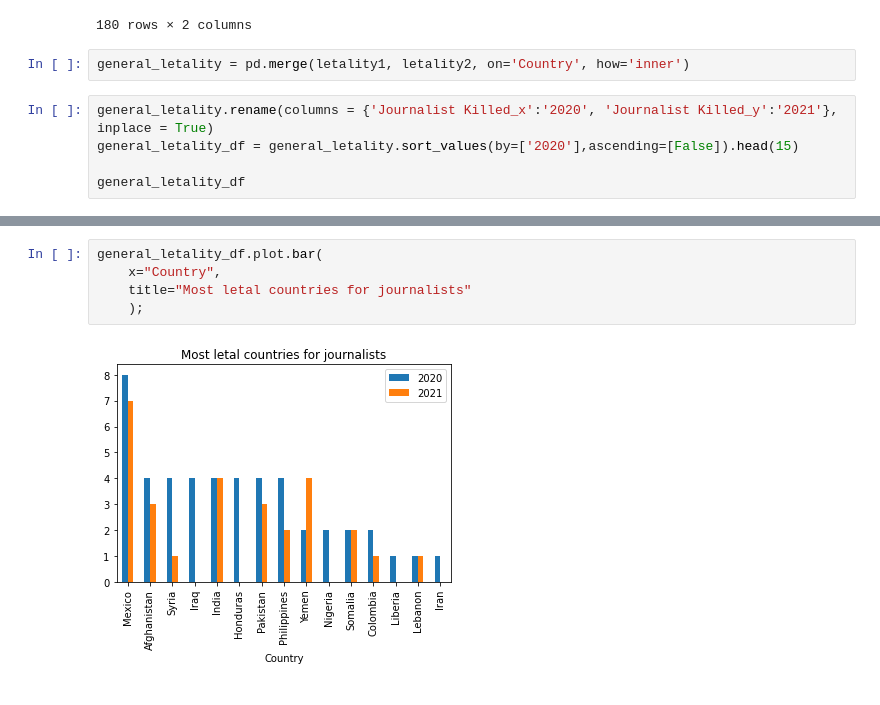
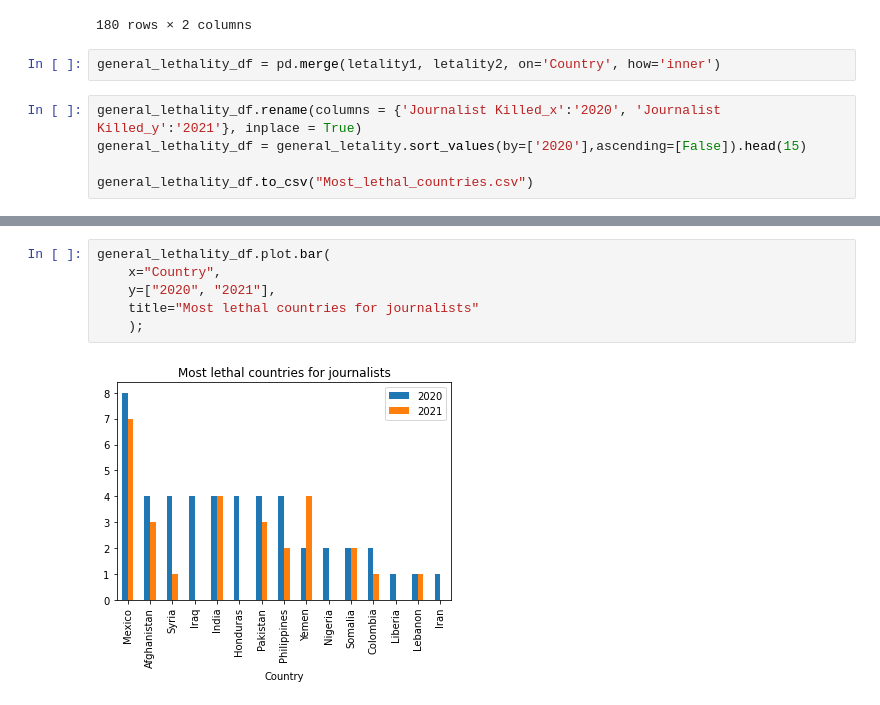
Before and after one commit to leticiaamorimd/Analysing-Press-Freedom-and-Abuses, a Jupyter notebook: press-freedom-globally.ipynb, the cells around one changed output, grey strips where cells are left out. Saved outputs shown, nothing was run; the diff lists cells and outputs as text.

Commit message:
adding graph

```diff
--- a/press-freedom-globally.ipynb
+++ b/press-freedom-globally.ipynb
@@ -131,9 +131,9 @@ letality2
 | 179 | Zimbabwe | 0 |
 180 rows × 2 columns
 # %%
-general_letality = pd.merge(letality1, letality2, on='Country', how='inner')
+general_lethality_df = pd.merge(letality1, letality2, on='Country', how='inner')
 # %%
-general_letality.rename(columns = {'Journalist Killed_x':'2020', 'Journalist Killed_y':'2021'}, inplace = True)
-general_letality_df = general_letality.sort_values(by=['2020'],ascending=[False]).head(15)
+general_lethality_df.rename(columns = {'Journalist Killed_x':'2020', 'Journalist Killed_y':'2021'}, inplace = True)
+general_lethality_df = general_letality.sort_values(by=['2020'],ascending=[False]).head(15)
 
-general_letality_df
+general_lethality_df.to_csv("Most_lethal_countries.csv")
@@ -157,7 +140,8 @@ general_letality_df
 # %%
-general_letality_df.plot.bar(
+general_lethality_df.plot.bar(
     x="Country",
-    title="Most letal countries for journalists"
+    y=["2020", "2021"],
+    title="Most lethal countries for journalists"
     );
 # %% [output]
-[figure, old version]
+[figure, new version]
```
Also changed, not shown: parts of 2 cells of this notebook, 2 other files.
